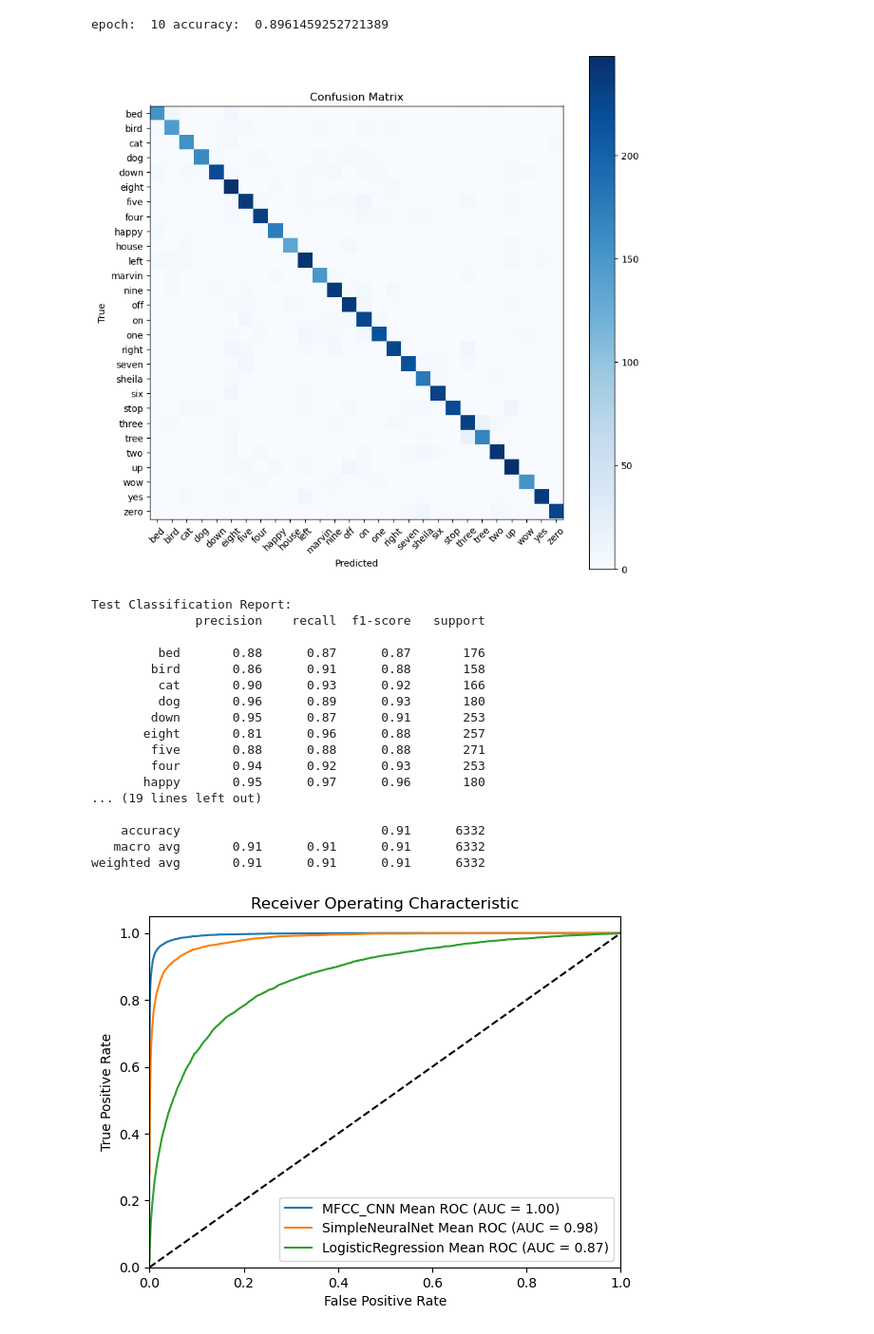
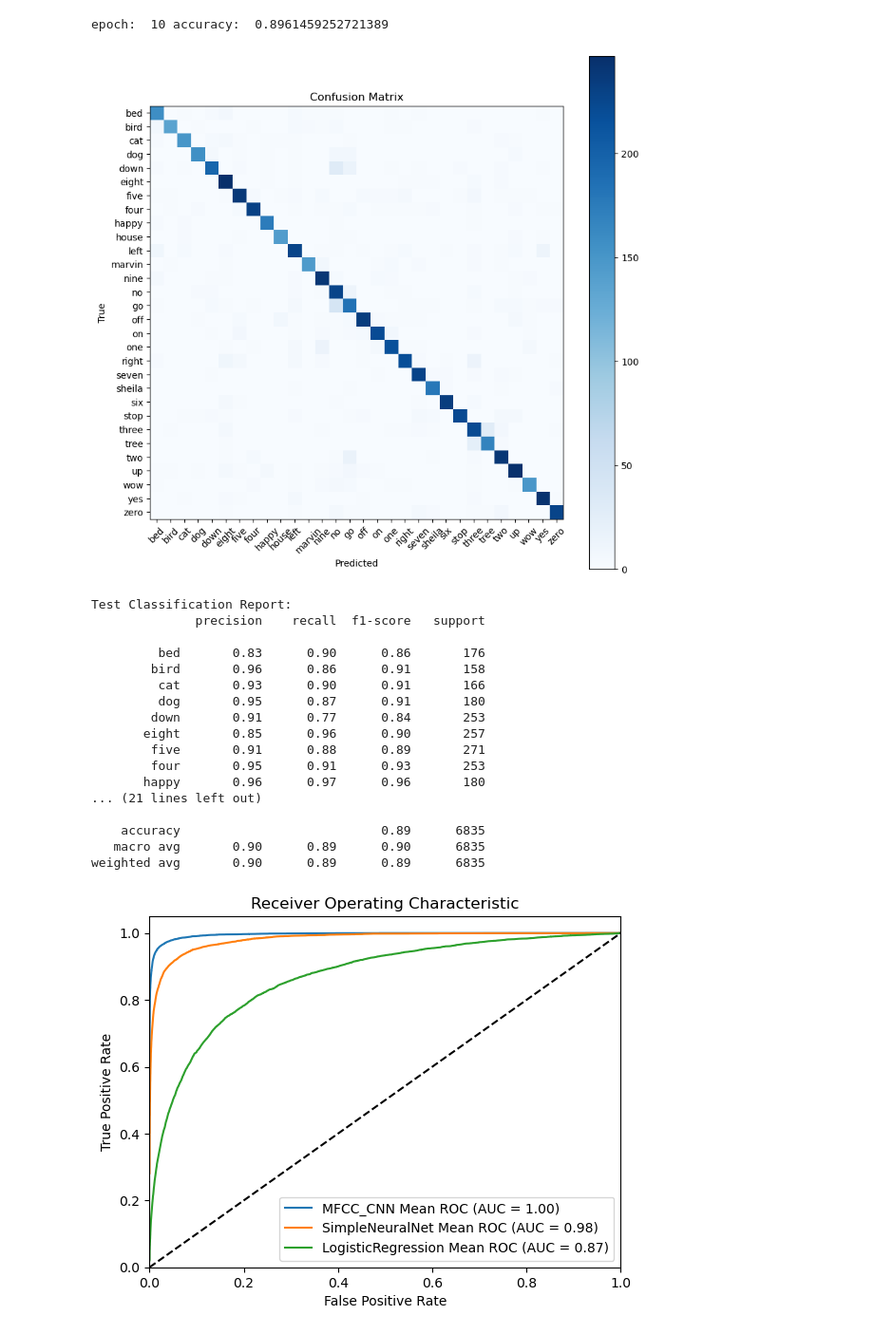
Before and after one commit to saliou7/Commande-Vocale, a Jupyter notebook: projet_cnn.ipynb, the cells around one changed output. Shown at 95% size. Cells and saved outputs as stored; diff of their text form; code cells hidden in the pictures.

Commit message:
changement de parametre mfcc

```diff
--- a/projet_cnn.ipynb
+++ b/projet_cnn.ipynb
@@ -516,7 +516,7 @@ def global_function(
 ):
 
     batch_size = (
-        batch // 2 if augment and augment_type == "duplicate" else batch
+        batch // 2 if augment and augment_type == "" else batch
     )  # Batch size for training
     num_workers, pin_memory = (1, True) if device == "cuda" else (0, False)
 
@@ -1256,0 +1250,40 @@ NameError: name 'test_loader_cnn' is not defined
+# %%
+num_workers, pin_memory = (1, True) if device == "cuda" else (0, False)
+parameters = {
+    "time_shift": [True, [-80, 80]],  # Time shift perturbation
+    "time_mask": [True, [0, 25]],  # Time masking
+    "freq_mask": [False, [0, 15]],  # Frequency masking
+    "bg_noise": [True, [0.05, 0.2]],  # Add background noise
+}
+extract_mfcc_cnn = partial(extract_mfcc, parameters=parameters, augment=False)
+extract_mfcc_cnn_aug = partial(extract_mfcc, parameters=parameters, augment=True)
+
+test_loader_cnn = DataLoader(
+    test_set,
+    batch_size=256,
+    shuffle=False,
+    drop_last=False,
+    collate_fn=extract_mfcc_cnn,
+    num_workers=num_workers,
+    pin_memory=pin_memory,
+)
+
+test_loader_cnn_aug = DataLoader(
+    test_set,
+    batch_size=256,
+    shuffle=False,
+    drop_last=False,
+    collate_fn=extract_mfcc_cnn_aug,
+    num_workers=num_workers,
+    pin_memory=pin_memory,
+)
+
+
+predictions_cnn, targets_cnn = test(best_model_cnn_TS, test_loader_cnn)
+print("Test Accuracy: ", accuracy_score(targets_cnn, predictions_cnn))
+
+predictions_cnn_, targets_cnn_ = test(best_model_cnn_TS, test_loader_cnn_aug)
+print(
+    "Test Accuracy avec aug sur les données de test: ",
+    accuracy_score(targets_cnn_, predictions_cnn_),
+)
@@ -1294,45 +1330,45 @@ epoch:  8 accuracy:  0.894380700205943
 epoch:  9 accuracy:  0.8951162106501912
 epoch:  10 accuracy:  0.8961459252721389
 # %%
-pred, y = test(model=best_model_cnn_TS, test_loader=test_loader)
+pred, y = test(model=best_model_cnn_TS, test_loader=test_loader_cnn)
 
 # matrice de confusion
 cm = confusion_matrix(y, pred)
 plt.figure(figsize=(10, 10))
 plt.imshow(cm, interpolation="nearest", cmap=plt.cm.Blues)
 plt.colorbar()
 plt.title("Confusion Matrix")
 plt.xlabel("Predicted")
 plt.ylabel("True")
 
 # Utiliser les labels pour les ticks
 plt.xticks(np.arange(len(words)), words, rotation=45)
 plt.yticks(np.arange(len(words)), words)
 
 plt.show()
 
 # Afficher les performances
 print("Test Classification Report:")
 print(classification_report(y, pred, target_names=words))
 # %% [output]
-[figure, old version]
+[figure, new version]
 Test Classification Report:
               precision    recall  f1-score   support
 
-         bed       0.88      0.87      0.87       176
-        bird       0.86      0.91      0.88       158
-         cat       0.90      0.93      0.92       166
-         dog       0.96      0.89      0.93       180
-        down       0.95      0.87      0.91       253
-       eight       0.81      0.96      0.88       257
-        five       0.88      0.88      0.88       271
-        four       0.94      0.92      0.93       253
-       happy       0.95      0.97      0.96       180
-... (19 lines left out)
+         bed       0.83      0.90      0.86       176
+        bird       0.96      0.86      0.91       158
+         cat       0.93      0.90      0.91       166
+         dog       0.95      0.87      0.91       180
+        down       0.91      0.77      0.84       253
+       eight       0.85      0.96      0.90       257
+        five       0.91      0.88      0.89       271
+        four       0.95      0.91      0.93       253
+       happy       0.96      0.97      0.96       180
+... (21 lines left out)
 
-    accuracy                           0.91      6332
-   macro avg       0.91      0.91      0.91      6332
-weighted avg       0.91      0.91      0.91      6332
+    accuracy                           0.89      6835
+   macro avg       0.90      0.89      0.90      6835
+weighted avg       0.90      0.89      0.89      6835
 # %%
 def plot_roc_curve(models, test_loaders):
     plt.figure()
```
Also changed, not shown: parts of 4 cells of this notebook, 1 other file.
